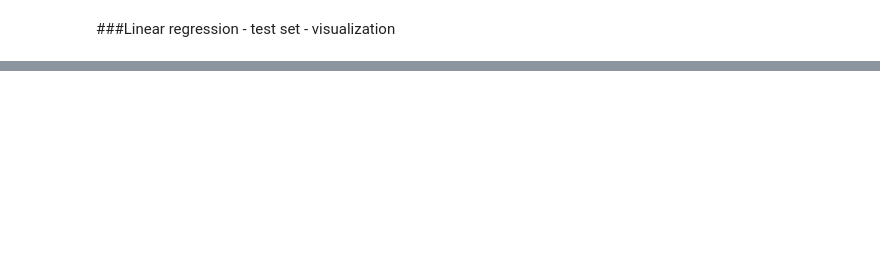
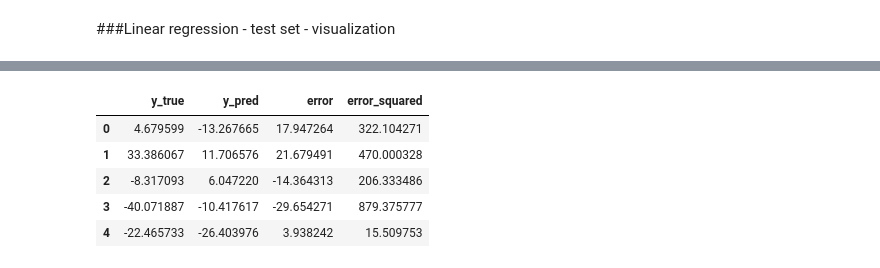
Before and after one commit to davidofitaly/03_ml_regression_projects, a Jupyter notebook: 01_make_regression_project.ipynb, the cells around one changed output, grey strips where cells are left out. Cells and saved outputs as stored; diff of their text form; code cells hidden in the pictures; blank space fills up the shorter version.

```diff
--- a/01_make_regression_project.ipynb
+++ b/01_make_regression_project.ipynb
@@ -118,0 +122,5 @@ plt.show()
+# %%
+y_pred = regressor.predict(X_test)
+
+predictions = pd.DataFrame(data= {'y_true': y_test, 'y_pred': y_pred})
+predictions.head()
@@ -118,0 +134,3 @@ plt.show()
+# %%
+predictions['error'] = predictions['y_true'] - predictions['y_pred']
+predictions.head()
@@ -118,0 +144,10 @@ plt.show()
+# %%
+predictions['error_squared'] = predictions['error'] **2
+predictions.head()
+# %% [output]
+|  | y_true | y_pred | error | error_squared |
+| 0 | 4.679599 | -13.267665 | 17.947264 | 322.104271 |
+| 1 | 33.386067 | 11.706576 | 21.679491 | 470.000328 |
+| 2 | -8.317093 | 6.047220 | -14.364313 | 206.333486 |
+| 3 | -40.071887 | -10.417617 | -29.654271 | 879.375777 |
+| 4 | -22.465733 | -26.403976 | 3.938242 | 15.509753 |
```
Also changed, not shown: parts of 30 cells of this notebook.
